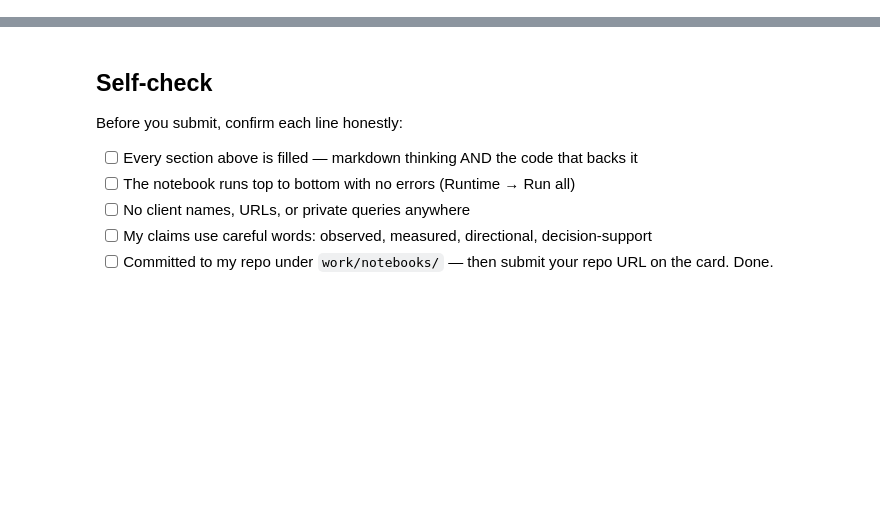
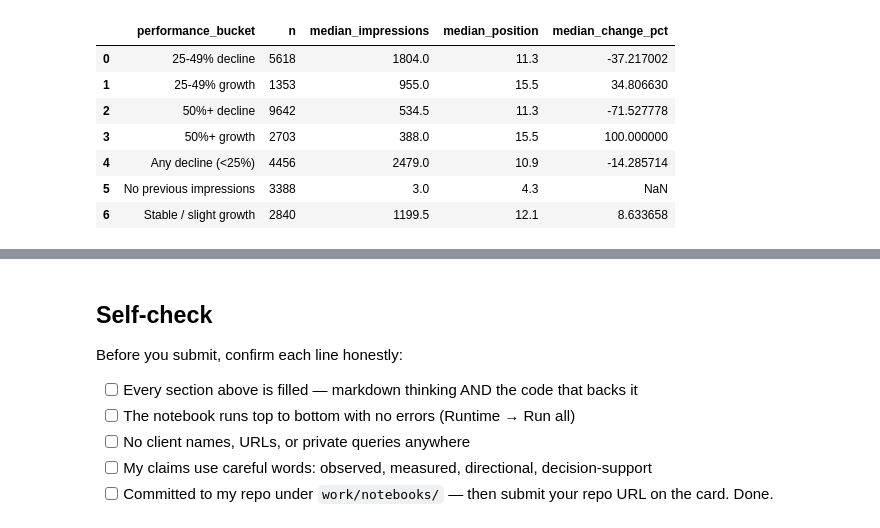
Before and after one commit to pr120107/flyrank-ml-internship, a Jupyter notebook: work/notebooks/w04_signal_audit.ipynb, the cells around one changed output, grey strips where cells are left out. Drawn from its saved outputs; the diff is of its cells as text; code cells hidden in the pictures; blank space fills up the shorter version.

```diff
--- a/work/notebooks/w04_signal_audit.ipynb
+++ b/work/notebooks/w04_signal_audit.ipynb
@@ -24,0 +71,90 @@ This skeleton is yours to fill. Work the sections **in order** — each one has
+# %%
+# ============================================================
+# SIGNAL 1 — STALENESS
+# ============================================================
+
+print("SIGNAL 1 — STALENESS")
+
+staleness_check = (
+    df.groupby("staleness_bucket", observed=False)
+      .agg(
+          n=("content_id", "size"),
+          median_impressions=("impressions_90d", "median"),
+          median_position=("avg_position", "median"),
+          median_trend_pct=("trend_pct", "median")
+      )
+      .reset_index()
+)
+
+display(staleness_check)
+
+print(
+    "\nVERDICT: MIXED\n"
+    "Older content does show a worse median trend in the oldest groups, "
+    "but the relationship is not consistently monotonic. The 90–179 day "
+    "group has higher median impressions than the <90 day group, and the "
+    "365+ day group contains only 5 items. Staleness is therefore useful "
+    "as a directional signal, but the evidence is mixed."
+)
+
+
+# ============================================================
+# SIGNAL 2 — PERFORMANCE DECLINE
+# ============================================================
+
+print("\n" + "=" * 60)
+print("SIGNAL 2 — PERFORMANCE DECLINE")
+
+performance_check = (
+    df.groupby("performance_bucket", observed=False)
+      .agg(
+          n=("content_id", "size"),
+          median_impressions=("impressions_90d", "median"),
+          median_position=("avg_position", "median"),
+          median_change_pct=("impression_change_pct", "median")
+      )
+      .reset_index()
+)
+
+display(performance_check)
+
+print(
+    "\nVERDICT: CONFIRMED\n"
+    "The grouped results follow the expected direction: larger performance "
+    "declines correspond to more negative median impression changes. The "
+    "50%+ decline group has a median change of about -71.5%, compared with "
+    "about -37.2% for the 25–49% decline group. This supports performance "
+    "decline as a meaningful urgency signal."
+)
+
+
+# ============================================================
+# SIGNAL 3 — ENGAGEMENT
+# ============================================================
+
+print("\n" + "=" * 60)
+print("SIGNAL 3 — ENGAGEMENT")
+
+engagement_check = (
+    df.groupby("engagement_bucket", observed=False)
+      .agg(
+          n=("content_id", "size"),
+          median_impressions=("impressions_90d", "median"),
+          median_position=("avg_position", "median"),
+          median_trend_pct=("trend_pct", "median")
+      )
+      .reset_index()
+)
+
+display(engagement_check)
+
+print(
+    "\nVERDICT: MIXED\n"
+    "Engagement shows a clear difference between the 0% group and the "
+    "positive-engagement groups, but the relationship is not monotonic. "
+    "The 0% engagement group has the most negative median trend at about "
+    "-38.9%, while the positive-engagement groups are mostly between "
+    "-23.5% and -25.6%. However, the 25%+ group returns to about -39.6%. "
+    "Engagement is therefore directionally useful but not a clean linear signal."
+)
+# %% [output]
@@ -24,0 +172,8 @@ This skeleton is yours to fill. Work the sections **in order** — each one has
+|  | performance_bucket | n | median_impressions | median_position | median_change_pct |
+| 0 | 25-49% decline | 5618 | 1804.0 | 11.3 | -37.217002 |
+| 1 | 25-49% growth | 1353 | 955.0 | 15.5 | 34.806630 |
+| 2 | 50%+ decline | 9642 | 534.5 | 11.3 | -71.527778 |
+| 3 | 50%+ growth | 2703 | 388.0 | 15.5 | 100.000000 |
+| 4 | Any decline (<25%) | 4456 | 2479.0 | 10.9 | -14.285714 |
+| 5 | No previous impressions | 3388 | 3.0 | 4.3 | NaN |
+| 6 | Stable / slight growth | 2840 | 1199.5 | 12.1 | 8.633658 |
```
Also changed, not shown: parts of 12 cells of this notebook.
